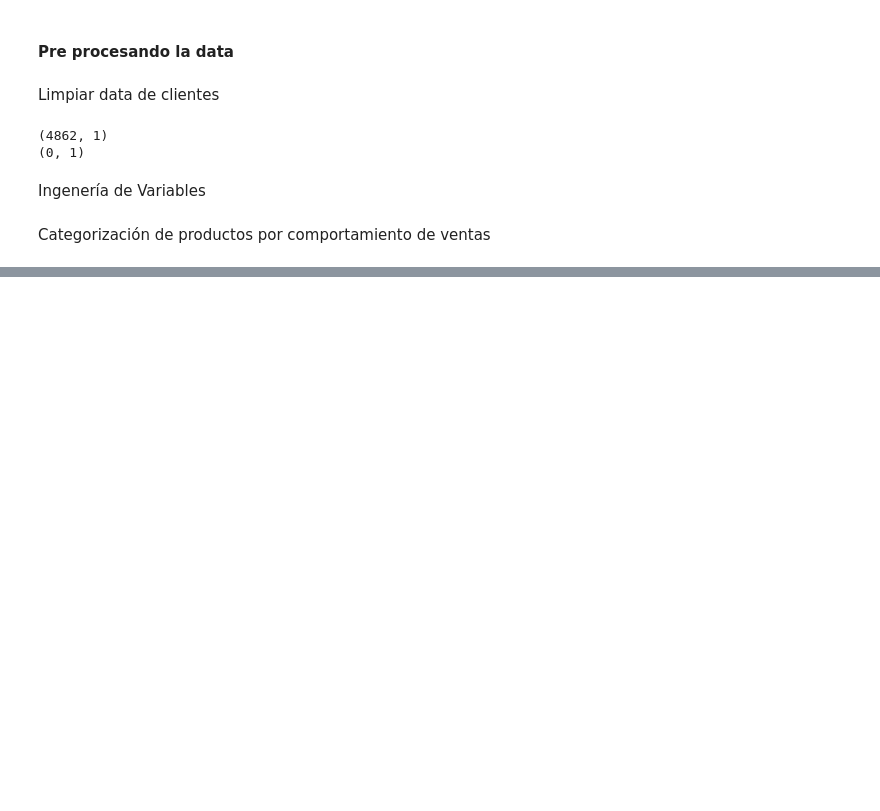
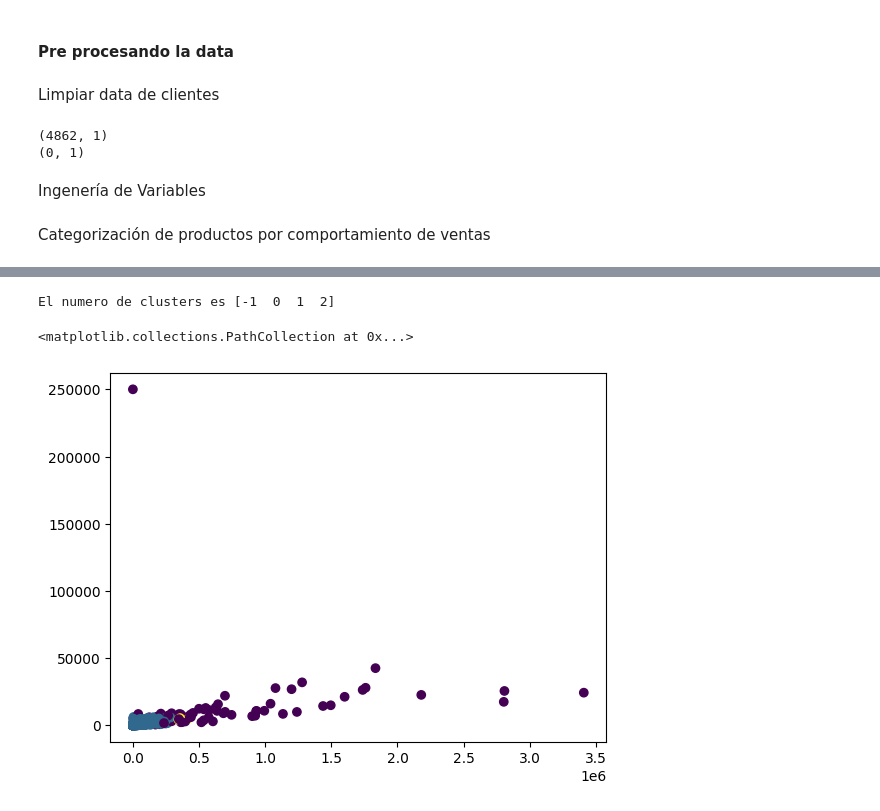
Before and after one commit to christiansakerb/Bimbo_Demanda-Inventario, a Jupyter notebook: Caso_inventario.ipynb, the cells around one changed output, grey strips where cells are left out. Saved outputs shown, nothing was run; the diff lists cells and outputs as text; code cells hidden in the pictures; blank space fills up the shorter version.

Commit message:
Clusterización

```diff
--- a/Caso_inventario.ipynb
+++ b/Caso_inventario.ipynb
@@ -207,0 +225,11 @@ train_producto_grouped
+# %%
+db = DBSCAN(eps=distancias[knee.knee],min_samples=4).fit(train_scaled)
+
+train_producto_grouped_con_cluster = train_producto_grouped.copy()
+train_producto_grouped_con_cluster['Cluster'] = db.labels_
+print('El numero de clusters es '+str(np.unique(db.labels_)))
+plt.scatter(x=train_producto_grouped['Venta_uni_hoy'],y=train_producto_grouped['Dev_uni_proxima'],c=train_producto_grouped_con_cluster['Cluster'])
+# %% [output]
+El numero de clusters es [-1  0  1  2]
+<matplotlib.collections.PathCollection at 0x...>
+[figure, added]
```
Also changed, not shown: parts of 8 cells of this notebook.
